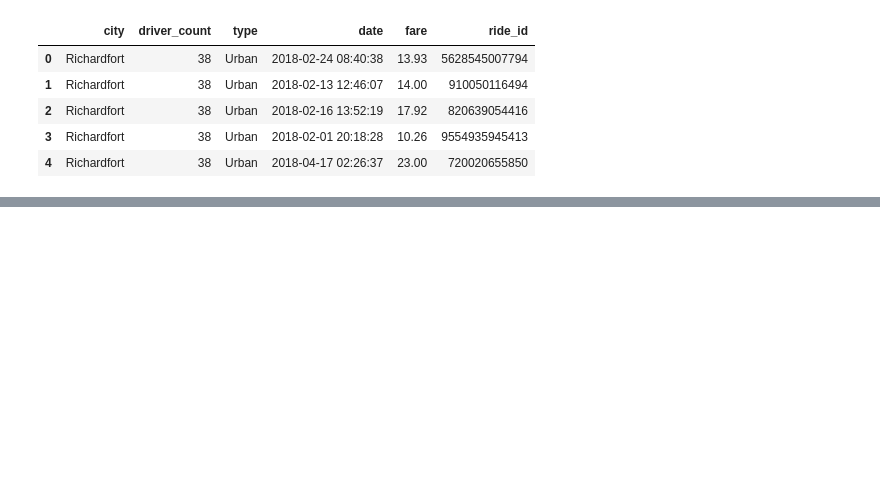
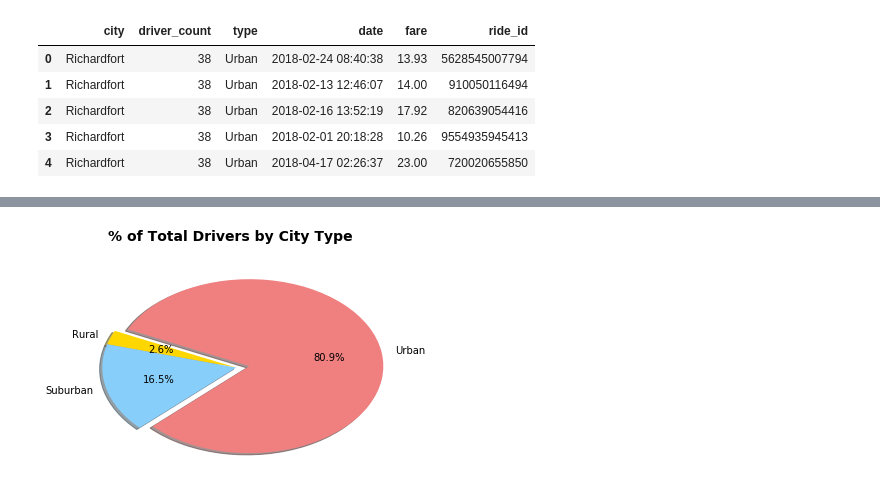
Before and after one commit to idarerick/Pyber, a Jupyter notebook: pyber_darrick.ipynb, the cells around one changed output, grey strips where cells are left out. Cells and saved outputs as stored; diff of their text form; code cells hidden in the pictures; blank space fills up the shorter version.

```diff
--- a/pyber_darrick.ipynb
+++ b/pyber_darrick.ipynb
@@ -135,0 +182,16 @@ urbanfaresum = combined_df.groupby()
+# %%
+# % Total Drivers by City Type Pie Chart
+
+# find total driver count
+totaldrivers = citydata_df.groupby('type').sum()['driver_count']
+
+labels = ["Rural","Suburban","Urban"]
+
+# Build Pie Chart
+plt.pie(totaldrivers,explode=(0,0,0.1),startangle=155,labels=labels,colors=colors2,autopct="%1.1f%%",shadow=True)
+plt.suptitle("% of Total Drivers by City Type", fontsize=14, fontweight='bold')
+
+# Save Figure
+plt.savefig('images/04driversbycitytypepie.jpg')
+# %% [output]
+[figure, added]
```
Also changed, not shown: parts of 9 cells of this notebook, 5 other files.
